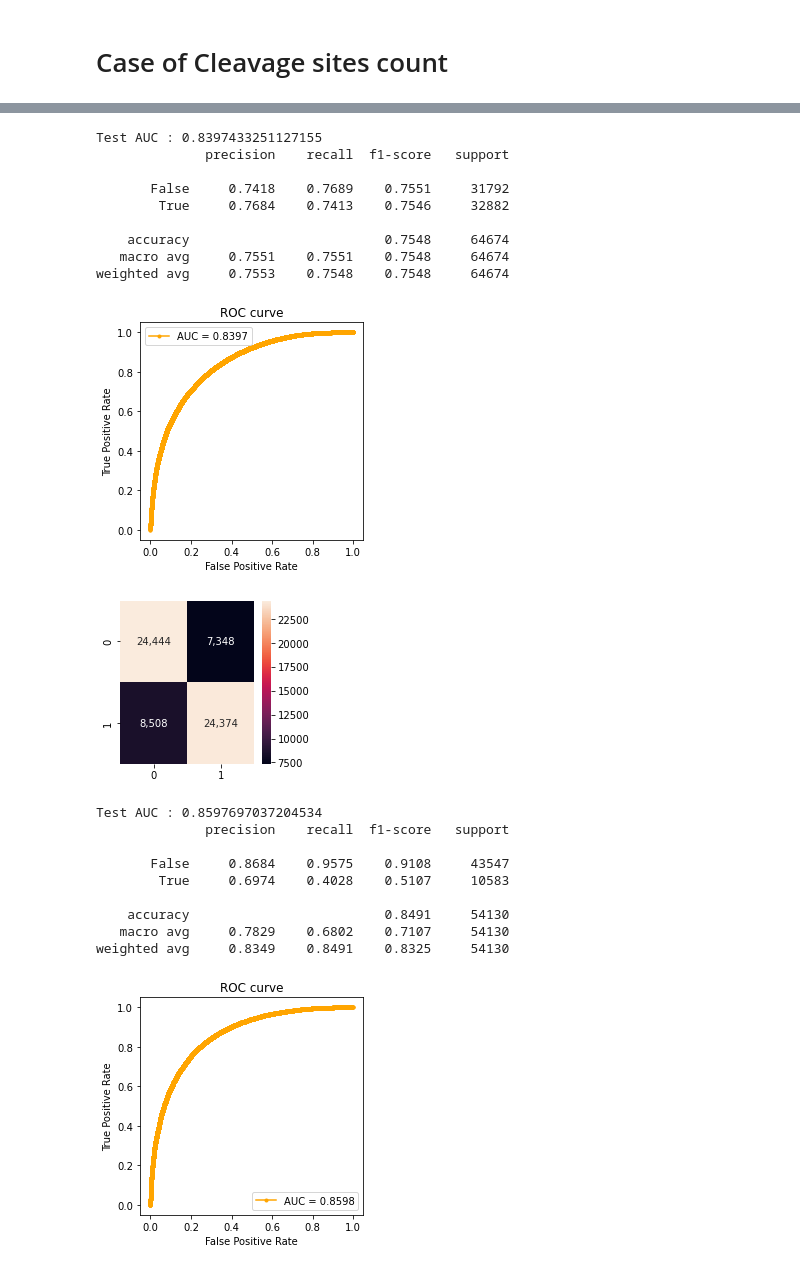
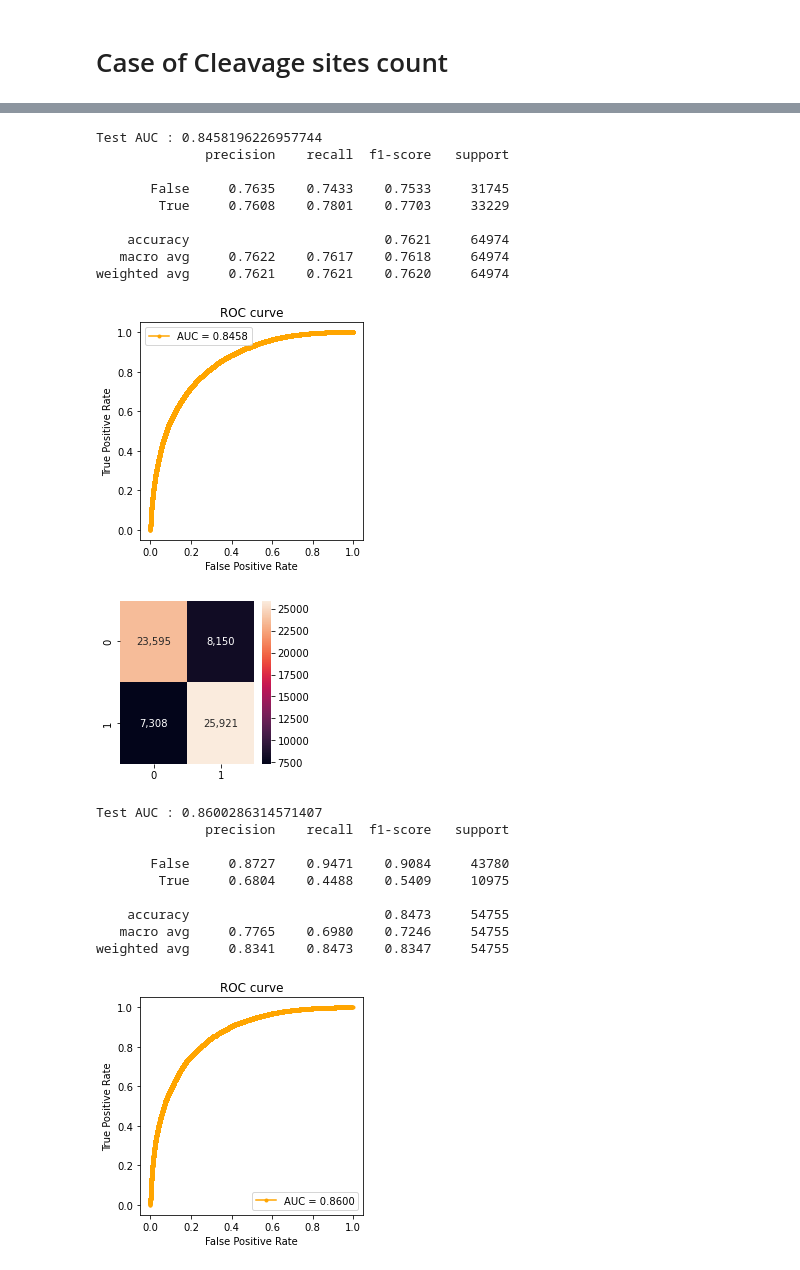
Before and after one commit to zoohoson/Peptide_Detectability, a Jupyter notebook: Comparison_DeepMSpeptide.ipynb, the cells around one changed output, grey strips where cells are left out. Drawn from its saved outputs; the diff is of its cells as text; code cells hidden in the pictures.

```diff
--- a/Comparison_DeepMSpeptide.ipynb
+++ b/Comparison_DeepMSpeptide.ipynb
@@ -39,3 +20,0 @@ def load_pep_and_codify(file, max_len):
-# %%
-print('Loading model...')
-model_2_1D = keras.models.load_model('Model_original_DeepMSpeptide.h5')
@@ -63,0 +23,3 @@ df_hpp = pd.read_csv('data/HPP.csv')
+# %%
+print('Loading model...')
+model_2_1D = keras.models.load_model('RefModel/2019Bioinformatics_DeepMSPeptide/DeepMSPeptide/model_2_1D.h5')
@@ -112,10 +788,10 @@ plt.show()
 # %% [markdown]
 # massIVE-KB
 # %%
-df_test = pd.read_csv('data/test_diff_hpp.csv')[['peptide', 'label']].drop_duplicates()
+df_test = pd.read_csv('/data/2021_SJH_detectability/data_human/test.csv')[['peptide', 'label']]
 # %%
 print('Loading model...')
-model_2_1D_retrained = keras.models.load_model('log/DeepMspeptide.h5')
+model_2_1D_retrained = keras.models.load_model('log/model_DeepMspeptide.h5')
 # %% [output]
 Loading model...
 # %%
@@ -172,7 +852,7 @@ np.save('log/result_DeepMSpeptide_tpr.npy', tpr)
 # Case of Cleavage sites count
 # %%
 idx = df_test.index
-df_test = pd.read_csv('data/test_diff_hpp.csv').loc[idx]
+df_test = pd.read_csv('/data/2021_SJH_detectability/data_human/test.csv').loc[idx]
 df_test.reset_index(drop=True, inplace=True)
 
 miss0_idx = df_test.loc[df_test.miss1=='ZZZZZZZZZZZZZZZ'].index
@@ -257,24 +937,24 @@ weighted avg     0.8513    0.8597    0.8473     51316
 [figure]
-Test AUC : 0.8397433251127155
+Test AUC : 0.8458196226957744
               precision    recall  f1-score   support
 
-       False     0.7418    0.7689    0.7551     31792
-        True     0.7684    0.7413    0.7546     32882
+       False     0.7635    0.7433    0.7533     31745
+        True     0.7608    0.7801    0.7703     33229
 
-    accuracy                         0.7548     64674
-   macro avg     0.7551    0.7551    0.7548     64674
-weighted avg     0.7553    0.7548    0.7548     64674
+    accuracy                         0.7621     64974
+   macro avg     0.7622    0.7617    0.7618     64974
+weighted avg     0.7621    0.7621    0.7620     64974
 [figure]
-[figure, old version]
+[figure, new version]
-Test AUC : 0.8597697037204534
+Test AUC : 0.8600286314571407
               precision    recall  f1-score   support
 
-       False     0.8684    0.9575    0.9108     43547
-        True     0.6974    0.4028    0.5107     10583
+       False     0.8727    0.9471    0.9084     43780
+        True     0.6804    0.4488    0.5409     10975
 
-    accuracy                         0.8491     54130
-   macro avg     0.7829    0.6802    0.7107     54130
-weighted avg     0.8349    0.8491    0.8325     54130
+    accuracy                         0.8473     54755
+   macro avg     0.7765    0.6980    0.7246     54755
+weighted avg     0.8341    0.8473    0.8347     54755
 [figure]
 [figure]
 # %%
```
Also changed, not shown: parts of 34 cells of this notebook, 31 other files.
